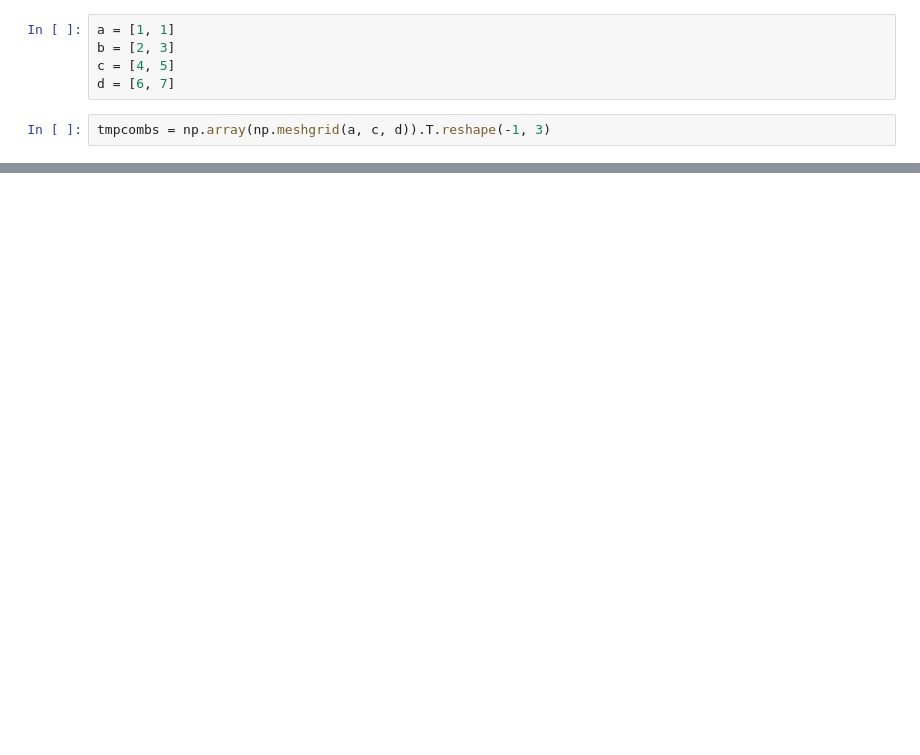
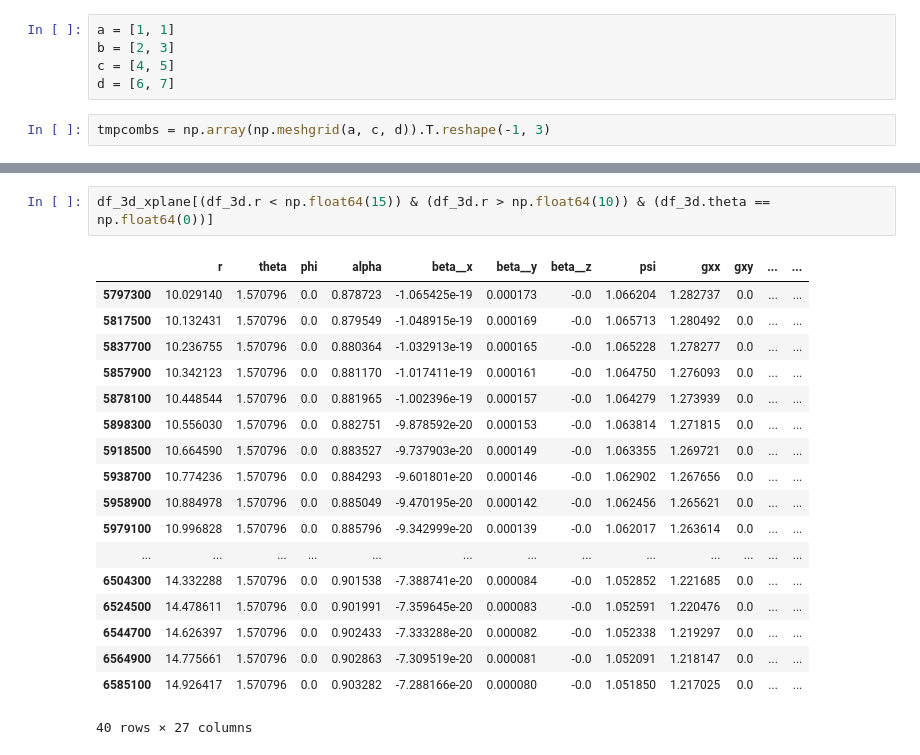
Before and after one commit to TsokarosRelativity/BlackHoleDiskProject, a Jupyter notebook: notebooks/interpolationcheck.ipynb, the cells around one changed output, grey strips where cells are left out. Saved outputs shown, nothing was run; the diff lists cells and outputs as text; blank space fills up the shorter version.

```diff
--- a/notebooks/interpolationcheck.ipynb
+++ b/notebooks/interpolationcheck.ipynb
@@ -784,0 +630,21 @@ foo
+# %%
+df_3d_xplane[(df_3d.r < np.float64(15)) & (df_3d.r > np.float64(10)) & (df_3d.theta == np.float64(0))]
+# %% [output]
+|  | r | theta | phi | alpha | beta__x | beta__y | beta__z | psi | gxx | gxy | ... | ... |
+| 5797300 | 10.029140 | 1.570796 | 0.0 | 0.878723 | -1.065425e-19 | 0.000173 | -0.0 | 1.066204 | 1.282737 | 0.0 | ... | ... |
+| 5817500 | 10.132431 | 1.570796 | 0.0 | 0.879549 | -1.048915e-19 | 0.000169 | -0.0 | 1.065713 | 1.280492 | 0.0 | ... | ... |
+| 5837700 | 10.236755 | 1.570796 | 0.0 | 0.880364 | -1.032913e-19 | 0.000165 | -0.0 | 1.065228 | 1.278277 | 0.0 | ... | ... |
+| 5857900 | 10.342123 | 1.570796 | 0.0 | 0.881170 | -1.017411e-19 | 0.000161 | -0.0 | 1.064750 | 1.276093 | 0.0 | ... | ... |
+| 5878100 | 10.448544 | 1.570796 | 0.0 | 0.881965 | -1.002396e-19 | 0.000157 | -0.0 | 1.064279 | 1.273939 | 0.0 | ... | ... |
+| 5898300 | 10.556030 | 1.570796 | 0.0 | 0.882751 | -9.878592e-20 | 0.000153 | -0.0 | 1.063814 | 1.271815 | 0.0 | ... | ... |
+| 5918500 | 10.664590 | 1.570796 | 0.0 | 0.883527 | -9.737903e-20 | 0.000149 | -0.0 | 1.063355 | 1.269721 | 0.0 | ... | ... |
+| 5938700 | 10.774236 | 1.570796 | 0.0 | 0.884293 | -9.601801e-20 | 0.000146 | -0.0 | 1.062902 | 1.267656 | 0.0 | ... | ... |
+| 5958900 | 10.884978 | 1.570796 | 0.0 | 0.885049 | -9.470195e-20 | 0.000142 | -0.0 | 1.062456 | 1.265621 | 0.0 | ... | ... |
+| 5979100 | 10.996828 | 1.570796 | 0.0 | 0.885796 | -9.342999e-20 | 0.000139 | -0.0 | 1.062017 | 1.263614 | 0.0 | ... | ... |
+| ... | ... | ... | ... | ... | ... | ... | ... | ... | ... | ... | ... | ... |
+| 6504300 | 14.332288 | 1.570796 | 0.0 | 0.901538 | -7.388741e-20 | 0.000084 | -0.0 | 1.052852 | 1.221685 | 0.0 | ... | ... |
+| 6524500 | 14.478611 | 1.570796 | 0.0 | 0.901991 | -7.359645e-20 | 0.000083 | -0.0 | 1.052591 | 1.220476 | 0.0 | ... | ... |
+| 6544700 | 14.626397 | 1.570796 | 0.0 | 0.902433 | -7.333288e-20 | 0.000082 | -0.0 | 1.052338 | 1.219297 | 0.0 | ... | ... |
+| 6564900 | 14.775661 | 1.570796 | 0.0 | 0.902863 | -7.309519e-20 | 0.000081 | -0.0 | 1.052091 | 1.218147 | 0.0 | ... | ... |
+| 6585100 | 14.926417 | 1.570796 | 0.0 | 0.903282 | -7.288166e-20 | 0.000080 | -0.0 | 1.051850 | 1.217025 | 0.0 | ... | ... |
+40 rows × 27 columns
```
Also changed, not shown: parts of 52 cells of this notebook, 26 other files.
